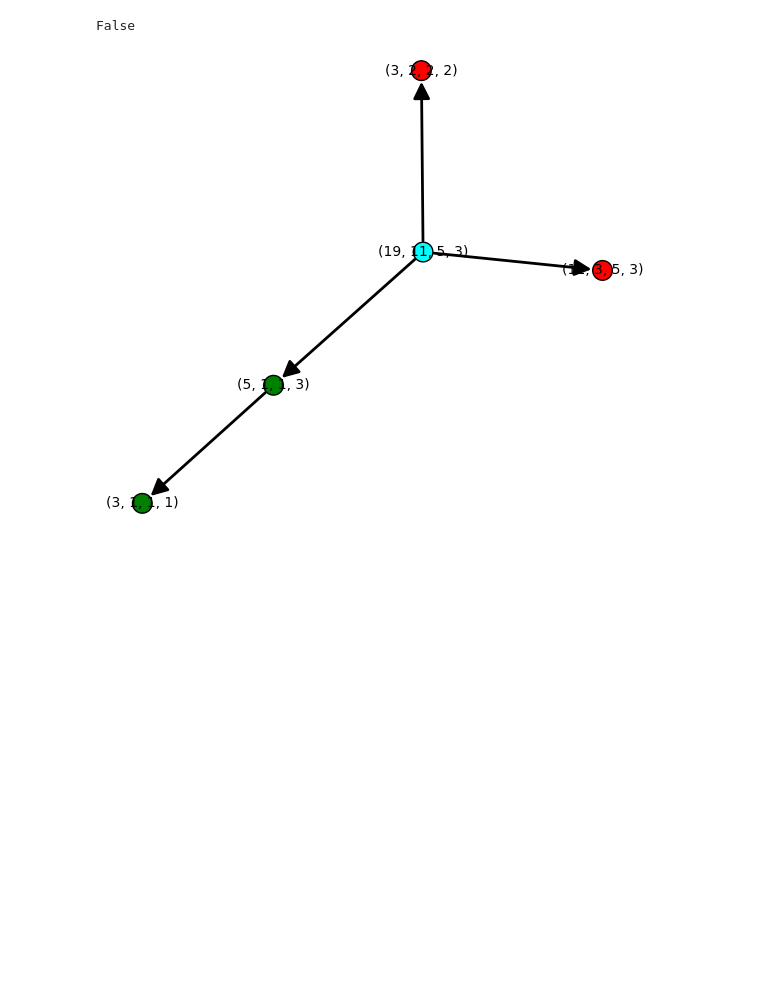
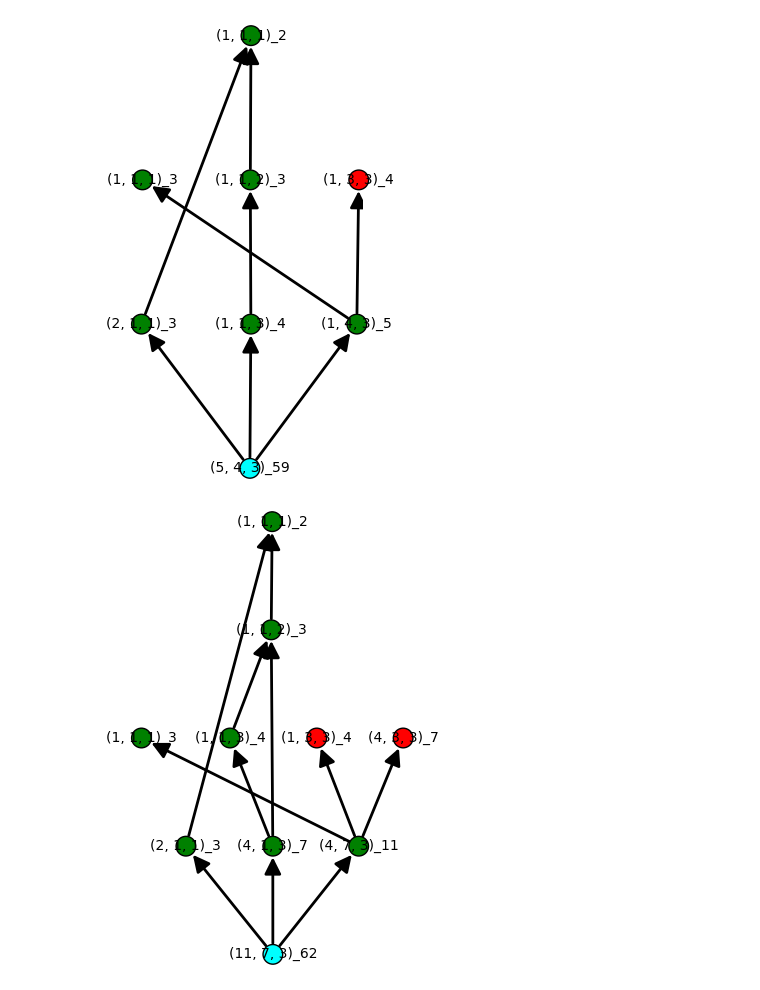
Before and after one commit to filedesless/singularite_j, a Jupyter notebook: singularite_j_eval.ipynb, the cells around one changed output. Drawn from its saved outputs; the diff is of its cells as text; code cells hidden in the pictures; blank space fills up the shorter version.

```diff
--- a/singularite_j_eval.ipynb
+++ b/singularite_j_eval.ipynb
@@ -7,6 +7,11 @@ def ok(n, xs):
         return True
     return pairwise_coprime((n, *xs))
 
+def to_tex(n, xs):
+    return f'{{[{xs}]}}_{{{n}}}'
+
+def to_s(n, xs):
+    return f'{xs}_{n}'
 
 def T(n, xs):
     children, bad = [], set()
@@ -16,17 +21,5 @@ def T(n, xs):
             children.append(subt)
             bad |= subs
     else:
-        bad |= {(n, *xs)}
-    return (LabelledOrderedTree(children, label=(n, *xs)), bad)
-
-
-n, r =  12, (11, 5, 3)
-print(isJStrict(n, r))
-t, b = T(n, r)
-if len(b) == 0:
-    view(t)
-else:
-    show(t.as_digraph().plot(vertex_color='green', vertex_colors={'red': b, 'cyan': {(n, *r)}}))
+        bad |= {(n, xs)}
+    return (LabelledOrderedTree(children, label=(n, xs)), bad)
-# %% [output]
-False
-[figure, removed]
@@ -32,0 +39,36 @@ False
+# %%
+from singularite import pairwise_coprime, group, isJStrict
+from itertools import combinations
+
+def pred(n, a, b, c):
+    if a <= 1 or b <= 1 or c <= 1:
+        return False
+    if not pairwise_coprime([n, a, b, c]):
+        return False
+    if not all(isJStrict(n, (i, j)) for (i, j) in combinations([a, b, c], 2)):
+        return False
+    return True
+
+# 41, (2, 3, 7)
+for n in range(100, 200):
+    for (a, b, c) in combinations(group(n), 3):
+        # if pred(n, a, b, c) and isJStrict(n, (a, b, c)):
+        if pred(n, a, b, c):
+            print(n, a, b, c)
+            vis_eval(n, (a, b, c))
+# %%
+l = [
+    (59, (5, 4, 3)),
+    (62, (11, 7, 3)),
+    (71, (13, 3, 2)),
+    (77, (13, 3, 2)),
+    (79, (16, 9, 5)),
+    (83, (7, 3, 2)),
+    (87, (11, 5, 2))
+]
+
+for (n, xs) in l:
+    vis_eval(n, xs)
+# %% [output]
+[figure, added]
+[figure, added]
```
Also changed, not shown: parts of 2 cells of this notebook, 13 other files.
